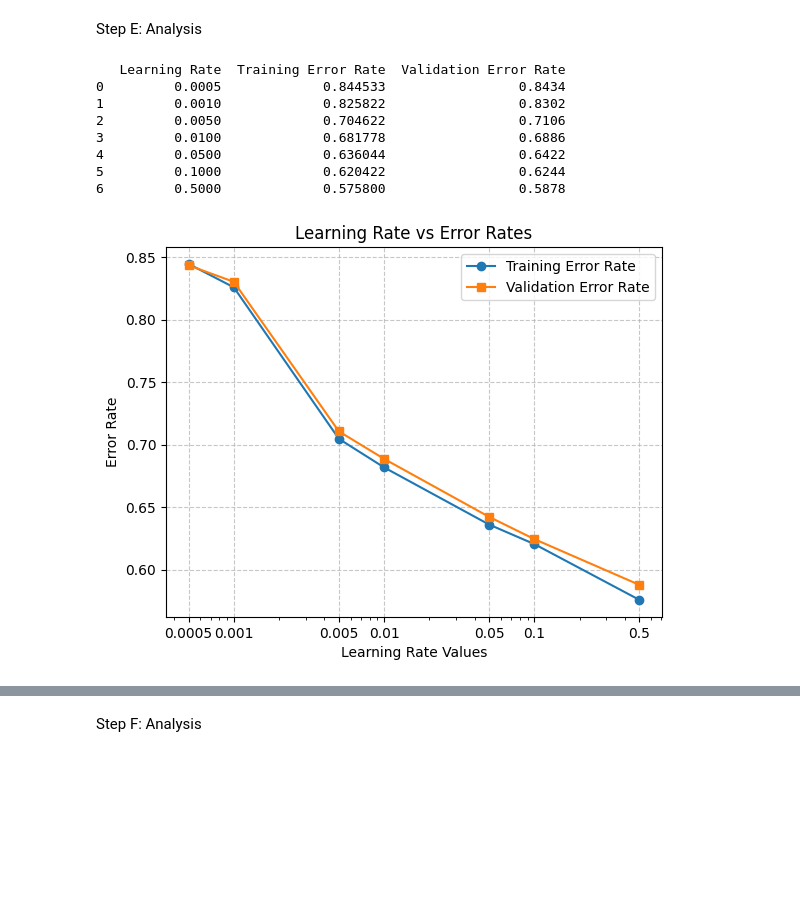
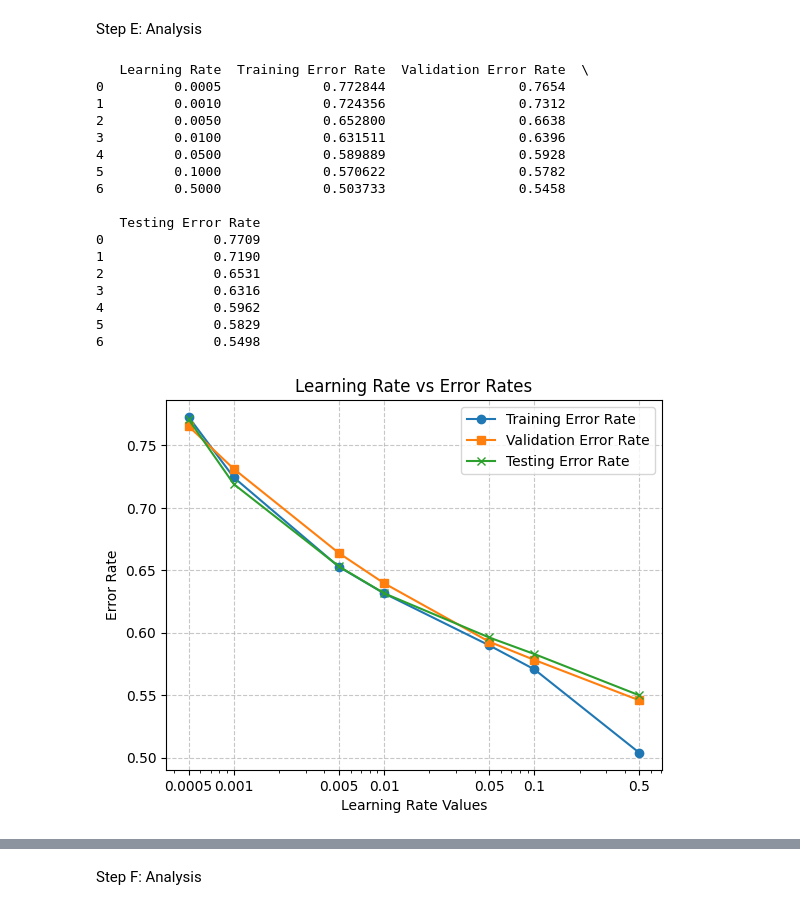
Before and after one commit to Fodezy/A2, a Jupyter notebook: step-two/step-two.ipynb, the cells around one changed output, grey strips where cells are left out. Drawn from its saved outputs; the diff is of its cells as text; code cells hidden in the pictures; blank space fills up the shorter version.

```diff
--- a/step-two/step-two.ipynb
+++ b/step-two/step-two.ipynb
@@ -67,10 +68,16 @@ batch_size = 250
 learning_rate = 0.0005 #[0.0005 - 0.5] try different rates here
 init_wb_mode = "random" #can be: random or zero
 
+transform = transforms.Compose([
+    transforms.ToTensor(),
+    transforms.Normalize((0.5, 0.5, 0.5),
+                         (0.5, 0.5, 0.5))
+])
+
 # import CIFAR 10 data set
 # need to split training dataset in 90/10 to use for training error rates and then final validation error rates
 full_train_dataset = torchvision.datasets.CIFAR10(root='./data', train=True,
-                                             transform=transforms.ToTensor(), download=True)
+                                             transform=transform, download=True)
 training_size = 45000
 validation_size = 5000
 
@@ -82,7 +89,7 @@ training_dataset, validation_dataset = random_split(
 )
 
 test_dataset = torchvision.datasets.CIFAR10(root='./data', train=False,
-                                             transform=transforms.ToTensor(), download=True)
+                                             transform=transform, download=True)
 
 # info from: https://www.geeksforgeeks.org/machine-learning/training-vs-testing-vs-validation-sets/
 # Need a training dataset, a validation dataset and a testing data set for the following reasons:
@@ -252,10 +259,10 @@ def run_experiment(setupObj):
             optimizer.step()
 
 
-    setupObj.execution_time = time.time()
+    setupObj.execution_time = time.time() - start_time
 
     setupObj.train_error, setupObj.train_f1_measure = evaluate_error_and_f1(model, train_loader, device)
-    setupObj.validation_error, setupObj.validation_f1_measure = evaluate_error_and_f1(model, train_loader, device)
+    setupObj.validation_error, setupObj.validation_f1_measure = evaluate_error_and_f1(model, validation_loader, device)
 
     setupObj.model = model
 
@@ -410,7 +431,7 @@ varying_learning_rates = []
 for l in learning_rate_range:
     varying_learning_rate_setup = make_ffObject(
         experiment_type="learning_rates",
-        epochs=4,
+        epochs=6,
         hidden_nodes=150,
         hidden_layers=1,
         init_mode="random-xavier",
@@ -420,11 +441,13 @@ for l in learning_rate_range:
     )
 
     single_learning_rate_range_run = run_experiment(varying_learning_rate_setup)
+    single_learning_rate_range_run.test_error, _ = evaluate_error_and_f1(single_learning_rate_range_run.model, test_loader, device)
     varying_learning_rates.append(single_learning_rate_range_run)
 
     print(f"Learning Rate Value: {l}")
     print("Final Train Error:", single_learning_rate_range_run.train_error)
     print("Final Validation Error:", single_learning_rate_range_run.validation_error)
+    print("Final Testing Error:", single_learning_rate_range_run.test_error)
     print("----------------------------- \n")
 # %% [output]
 Learning Rate Value: 0.0005
@@ -686,36 +739,48 @@ Step E: Analysis
 # %%
 learning_rates = [obj.learning_rate for obj in varying_learning_rates]
 train_errors = [obj.train_error for obj in varying_learning_rates]
 validation_errors = [obj.validation_error for obj in varying_learning_rates]
+test_errors = [obj.test_error for obj in varying_learning_rates]
 
 
 varying_learning_rates_results = pd.DataFrame({
     "Learning Rate": learning_rates,
     "Training Error Rate": train_errors,
-    "Validation Error Rate": validation_errors
+    "Validation Error Rate": validation_errors,
+    "Testing Error Rate": test_errors
 })
 
 print(varying_learning_rates_results)
 
 plt.plot(learning_rates, train_errors, marker='o', label="Training Error Rate")
 plt.plot(learning_rates, validation_errors, marker='s', label="Validation Error Rate")
+plt.plot(learning_rates, test_errors, marker='x', label="Testing Error Rate")
 plt.xscale('log')
 
 plt.title('Learning Rate vs Error Rates')
 plt.xlabel("Learning Rate Values")
 plt.ylabel("Error Rate")
 plt.xticks(learning_rates, labels=[str(lr) for lr in learning_rates])
 plt.grid(True, linestyle='--', alpha=0.7)
 plt.legend()
 plt.show()
 # %% [output]
-   Learning Rate  Training Error Rate  Validation Error Rate
-0         0.0005             0.844533                 0.8434
-1         0.0010             0.825822                 0.8302
-2         0.0050             0.704622                 0.7106
-3         0.0100             0.681778                 0.6886
-4         0.0500             0.636044                 0.6422
-5         0.1000             0.620422                 0.6244
-6         0.5000             0.575800                 0.5878
+   Learning Rate  Training Error Rate  Validation Error Rate  \
+0         0.0005             0.772844                 0.7654
+1         0.0010             0.724356                 0.7312
+2         0.0050             0.652800                 0.6638
+3         0.0100             0.631511                 0.6396
+4         0.0500             0.589889                 0.5928
+5         0.1000             0.570622                 0.5782
+6         0.5000             0.503733                 0.5458
+
+   Testing Error Rate
+0              0.7709
+1              0.7190
+2              0.6531
+3              0.6316
+4              0.5962
+5              0.5829
+6              0.5498
-[figure, old version]
+[figure, new version]
 # %% [markdown]
```
Also changed, not shown: parts of 44 cells of this notebook, 1 other file.
